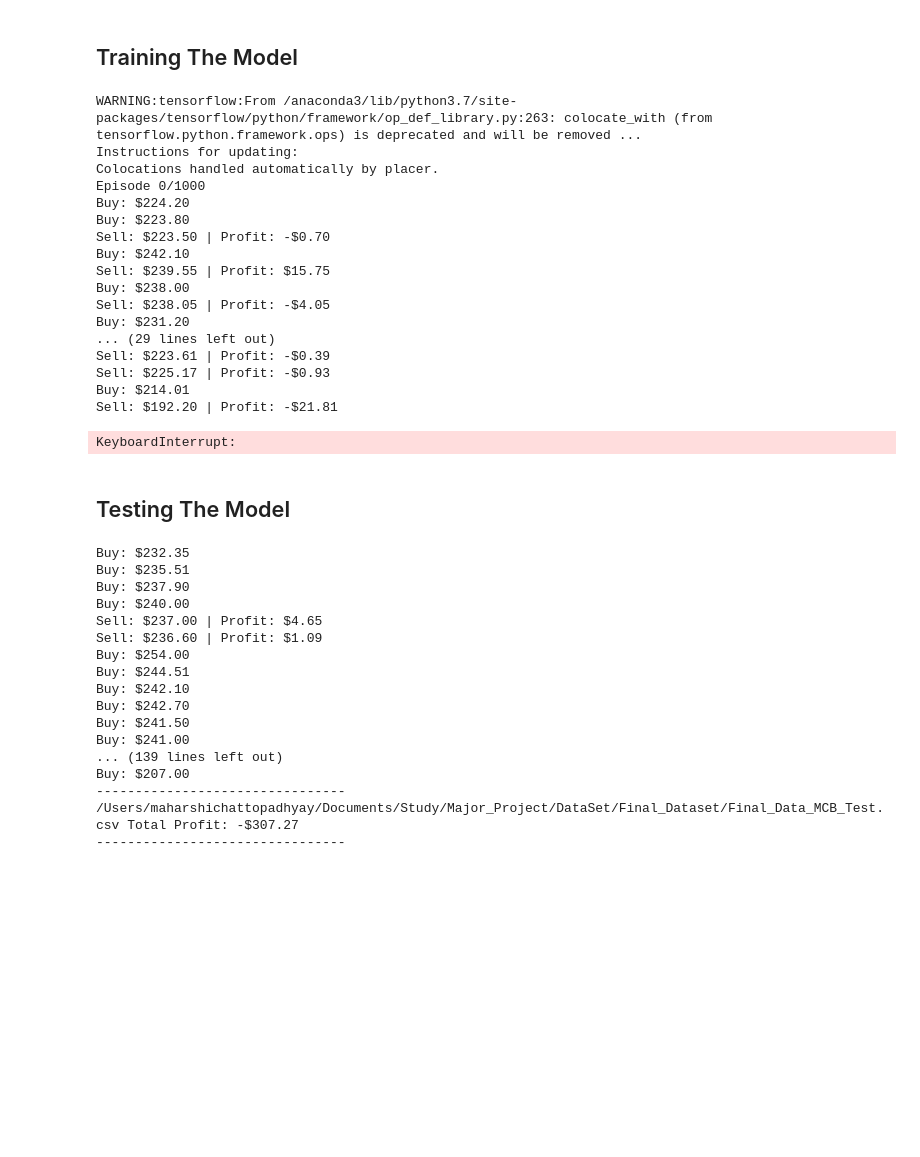
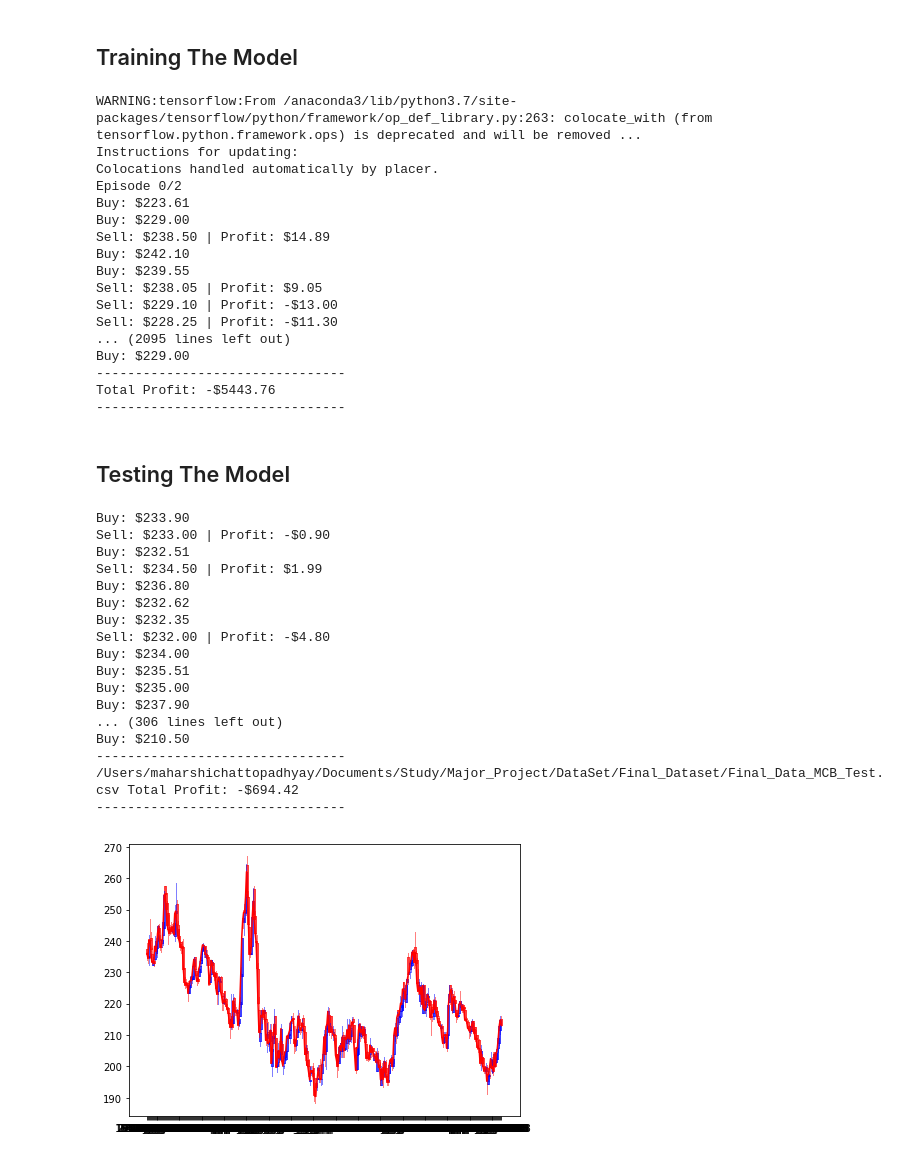
Before and after one commit to maharshi4697/Major_Project, a Jupyter notebook: Codes_IPNB/Deep Q Network Agent For Stock Market Prediction To Maximize Profit.ipynb, the cells around one changed output. Drawn from its saved outputs; the diff is of its cells as text; code cells hidden in the pictures; blank space fills up the shorter version.

Commit message:
Graphs Added

```diff
--- a/Codes_IPNB/Deep Q Network Agent For Stock Market Prediction To Maximize Profit.ipynb
+++ b/Codes_IPNB/Deep Q Network Agent For Stock Market Prediction To Maximize Profit.ipynb
@@ -68,3 +74,15 @@ class Agent:
+# %%
+def plot(csv,sell_time):
+    df=pd.read_csv(csv)
+    date=df['Date']
+    open=df['Open']
+    high=df['High']
+    low=df['Low']
+    close=df['Close']
+    fig=plt.figure(figsize=(7,5))
+    graph=fig.add_subplot(1,1,1)
+    graph.plot(date,close,color='red')
+    candlestick2_ohlc(graph,open,high,low,close,colorup="blue",colordown="red",width=2,alpha=0.5)
 # %% [markdown]
 ## Math-Functions
 #### Intuition: This Function Defines How The Input Will Be Processed and The Output Will Be Shown
@@ -132,7 +150,7 @@ def make_parallel(model, gpu_count):
 # %%
 stock_name="/Users/maharshichattopadhyay/Documents/Study/Major_Project/DataSet/Final_Dataset/Final_Data_MCB_Train.csv"
 window_size=10
-episode_count = 1000
+episode_count = 2
 agent = Agent(window_size)
 data = getStockDataVec(stock_name)
 l = len(data) - 1
@@ -173,21 +191,20 @@ for e in range(episode_count + 1):
 WARNING:tensorflow:From /anaconda3/lib/python3.7/site-packages/tensorflow/python/framework/op_def_library.py:263: colocate_with (from tensorflow.python.framework.ops) is deprecated and will be removed ...
 Instructions for updating:
 Colocations handled automatically by placer.
-Episode 0/1000
-Buy: $224.20
-Buy: $223.80
-Sell: $223.50 | Profit: -$0.70
+Episode 0/2
+Buy: $223.61
+Buy: $229.00
+Sell: $238.50 | Profit: $14.89
 Buy: $242.10
-Sell: $239.55 | Profit: $15.75
-Buy: $238.00
-Sell: $238.05 | Profit: -$4.05
-Buy: $231.20
-... (29 lines left out)
-Sell: $223.61 | Profit: -$0.39
-Sell: $225.17 | Profit: -$0.93
-Buy: $214.01
-Sell: $192.20 | Profit: -$21.81
+Buy: $239.55
+Sell: $238.05 | Profit: $9.05
+Sell: $229.10 | Profit: -$13.00
+Sell: $228.25 | Profit: -$11.30
+... (2095 lines left out)
+Buy: $229.00
+--------------------------------
+Total Profit: -$5443.76
+--------------------------------
-KeyboardInterrupt:
 # %% [markdown]
 ## Testing The Model
 # %%
@@ -202,6 +219,7 @@ l = len(data) - 1
 batch_size = 32
 state = getState(data, 0, window_size + 1)
 total_profit = 0
+sell_time=[]
 agent.inventory = []
 for t in range(l):
     action = agent.act(state)
@@ -216,6 +234,7 @@ for t in range(l):
         reward = max(data[t] - bought_price, 0)
         total_profit += data[t] - bought_price
         print("Sell: " + formatPrice(data[t]) + " | Profit: " + formatPrice(data[t] - bought_price))
+        sell_time=formatPrice(data[t])
     done = True if t == l - 1 else False
     agent.memory.append((state, action, reward, next_state, done))
     state = next_state
@@ -224,20 +243,24 @@ for t in range(l):
         print(stock_name + " Total Profit: " + formatPrice(total_profit))
         print("--------------------------------")
 # %% [output]
+Buy: $233.90
+Sell: $233.00 | Profit: -$0.90
+Buy: $232.51
+Sell: $234.50 | Profit: $1.99
+Buy: $236.80
+Buy: $232.62
 Buy: $232.35
+Sell: $232.00 | Profit: -$4.80
+Buy: $234.00
 Buy: $235.51
+Buy: $235.00
 Buy: $237.90
-Buy: $240.00
-Sell: $237.00 | Profit: $4.65
-Sell: $236.60 | Profit: $1.09
-Buy: $254.00
-Buy: $244.51
-Buy: $242.10
-Buy: $242.70
-Buy: $241.50
-Buy: $241.00
-... (139 lines left out)
-Buy: $207.00
+... (306 lines left out)
+Buy: $210.50
 --------------------------------
-/Users/maharshichattopadhyay/Documents/Study/Major_Project/DataSet/Final_Dataset/Final_Data_MCB_Test.csv Total Profit: -$307.27
+/Users/maharshichattopadhyay/Documents/Study/Major_Project/DataSet/Final_Dataset/Final_Data_MCB_Test.csv Total Profit: -$694.42
 --------------------------------
+# %%
+plot(stock_name,sell_time)
+# %% [output]
+[figure, added]
```
Also changed, not shown: parts of 2 cells of this notebook.
